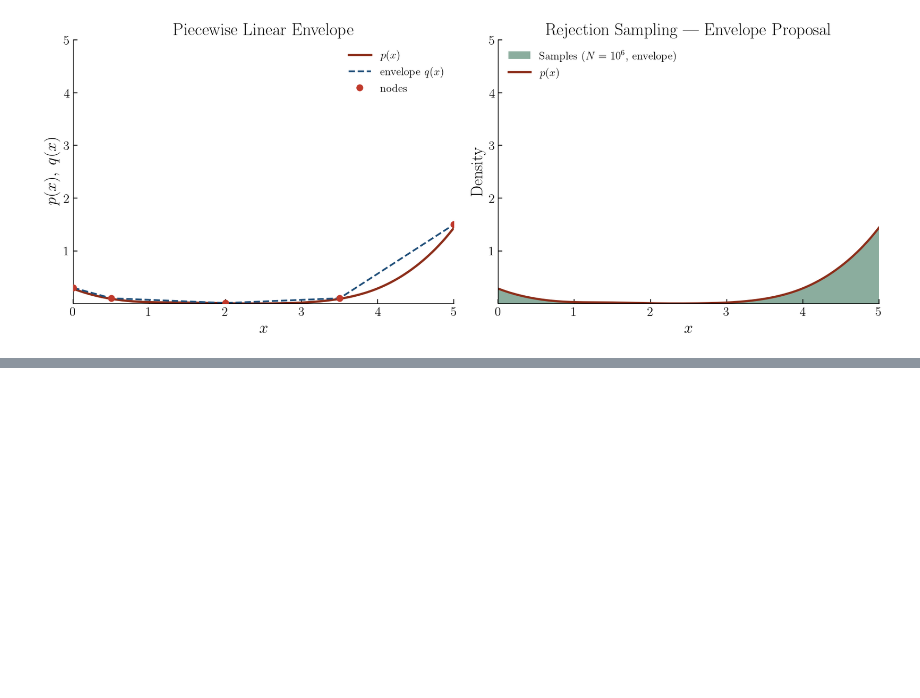
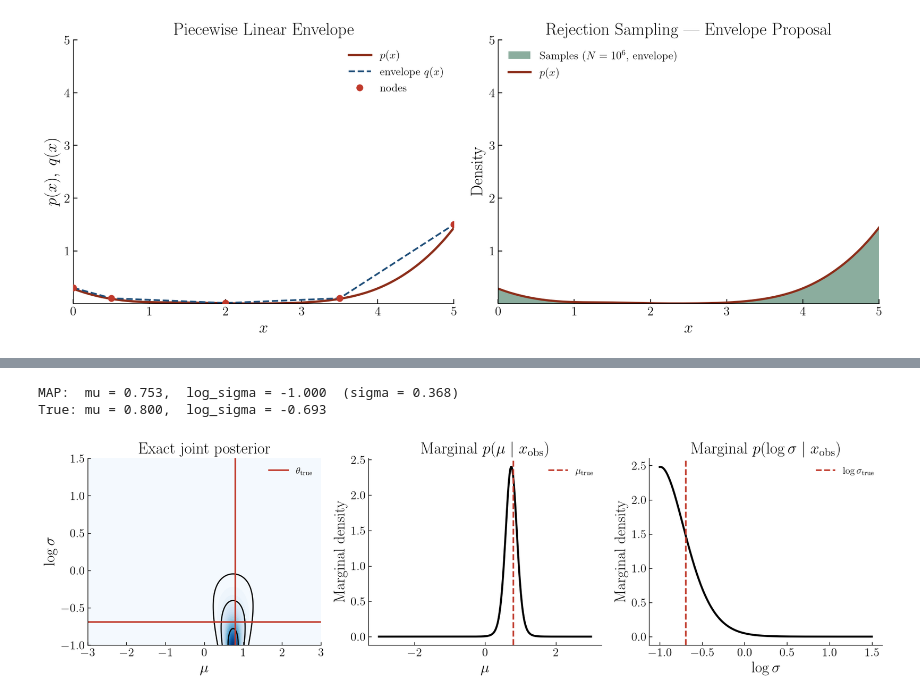
Before and after one commit to rreischke/astrostat_2026, a Jupyter notebook: sheets/sheet_6_solution.ipynb, the cells around one changed output, grey strips where cells are left out. Saved outputs shown, nothing was run; the diff lists cells and outputs as text; code cells hidden in the pictures; blank space fills up the shorter version.

```diff
--- a/sheets/sheet_6_solution.ipynb
+++ b/sheets/sheet_6_solution.ipynb
@@ -518,0 +661,78 @@ Improvement vs uniform: 2.71x lower rejection rate
+# %%
+# -- Exact posterior on a 2D grid in (mu, log_sigma) -------------------------
+MU_G  = np.linspace(-3.0,  3.0, 300)
+LS_G  = np.linspace(-1.0,  1.5, 300)
+MU_2D, LS_2D = np.meshgrid(MU_G, LS_G)
+SIG_2D = np.exp(LS_2D)
+
+# log p(x_bar | mu, sigma)
+lp_xbar = scipy.stats.norm.logpdf(X_OBS[0], loc=MU_2D,
+                                   scale=SIG_2D / np.sqrt(N_OBS))
+
+# log p(s | sigma) via chi distribution on t = s*sqrt(N-1)/sigma
+t_obs = X_OBS[1] * np.sqrt(N_OBS - 1) / SIG_2D
+lp_s  = (scipy.stats.chi.logpdf(t_obs, df=N_OBS - 1)
+         + np.log(np.sqrt(N_OBS - 1) / SIG_2D))
+
+# Posterior (uniform prior over the grid range)
+log_post_ref = lp_xbar + lp_s
+log_post_ref -= log_post_ref.max()
+post_ref      = np.exp(log_post_ref)
+
+# Normalise
+dmu = MU_G[1] - MU_G[0]
+dls = LS_G[1] - LS_G[0]
+post_ref /= post_ref.sum() * dmu * dls
+
+# 1D marginals
+marg_mu_ref  = post_ref.sum(axis=0) * dls
+marg_ls_ref  = post_ref.sum(axis=1) * dmu
+
+# MAP
+ii, jj = np.unravel_index(post_ref.argmax(), post_ref.shape)
+MAP_MU = MU_G[jj]; MAP_LS = LS_G[ii]
+print(f'MAP:  mu = {MAP_MU:.3f},  log_sigma = {MAP_LS:.3f}  (sigma = {np.exp(MAP_LS):.3f})')
+print(f'True: mu = {THETA_TRUE[0]:.3f},  log_sigma = {THETA_TRUE[1]:.3f}')
+
+# Convenience: plot reference posteriors on axes
+def plot_ref(ax_2d, ax_mu, ax_ls, alpha=1.0, lw=2):
+    'Overlay analytical reference contours and 1-D marginals on axes.'
+    levels = np.exp([-4.6, -2.3, -0.5])          # 3, 2, 1 sigma (approx)
+    ax_2d.contour(MU_G, LS_G, post_ref / post_ref.max(),
+                  levels=levels, colors='k', linewidths=lw, alpha=alpha,
+                  linestyles=[':', '--', '-'])
+    ax_mu.plot(MU_G, marg_mu_ref, 'k-', lw=lw, alpha=alpha, label='Exact')
+    ax_ls.plot(LS_G, marg_ls_ref, 'k-', lw=lw, alpha=alpha)
+
+fig, axes = plt.subplots(1, 3, figsize=(15, 4.5))
+
+ax = axes[0]
+ax.contourf(MU_G, LS_G, post_ref, levels=30, cmap='Blues')
+ax.contour(MU_G, LS_G, post_ref / post_ref.max(),
+           levels=np.exp([-4.6, -2.3, -0.5]), colors='k', linewidths=1.5)
+ax.axvline(THETA_TRUE[0], color='#c0392b', lw=2, label=r'$\theta_{\rm true}$')
+ax.axhline(THETA_TRUE[1], color='#c0392b', lw=2)
+ax.set_xlabel(r'$\mu$'); ax.set_ylabel(r'$\log\sigma$')
+ax.set_title('Exact joint posterior'); ax.legend(fontsize=12)
+
+axes[1].plot(MU_G, marg_mu_ref, 'k-', lw=2.5)
+axes[1].axvline(THETA_TRUE[0], color='#c0392b', lw=2, ls='--',
+               label=r'$\mu_{\rm true}$')
+axes[1].set_xlabel(r'$\mu$'); axes[1].set_ylabel('Marginal density')
+axes[1].set_title(r'Marginal $p(\mu\mid x_{\rm obs})$'); axes[1].legend(fontsize=12)
+
+axes[2].plot(LS_G, marg_ls_ref, 'k-', lw=2.5)
+axes[2].axvline(THETA_TRUE[1], color='#c0392b', lw=2, ls='--',
+               label=r'$\log\sigma_{\rm true}$')
+axes[2].set_xlabel(r'$\log\sigma$'); axes[2].set_ylabel('Marginal density')
+axes[2].set_title(r'Marginal $p(\log\sigma\mid x_{\rm obs})$'); axes[2].legend(fontsize=12)
+
+for ax in axes:
+    ax.tick_params(direction='in', length=4)
+plt.tight_layout()
+plt.savefig('summary_output/sbi_exact_posterior.pdf', bbox_inches='tight')
+plt.show()
+# %% [output]
+MAP:  mu = 0.753,  log_sigma = -1.000  (sigma = 0.368)
+True: mu = 0.800,  log_sigma = -0.693
+[figure, added]
```
Also changed, not shown: parts of 13 cells of this notebook, 20 other files.
